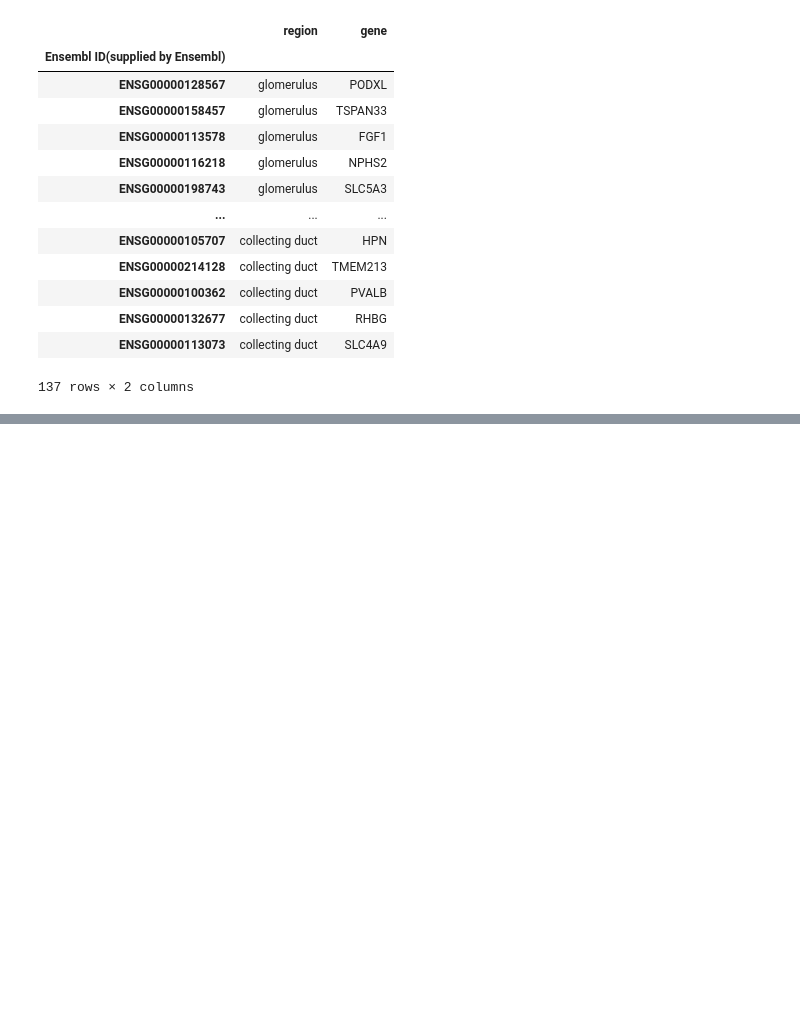
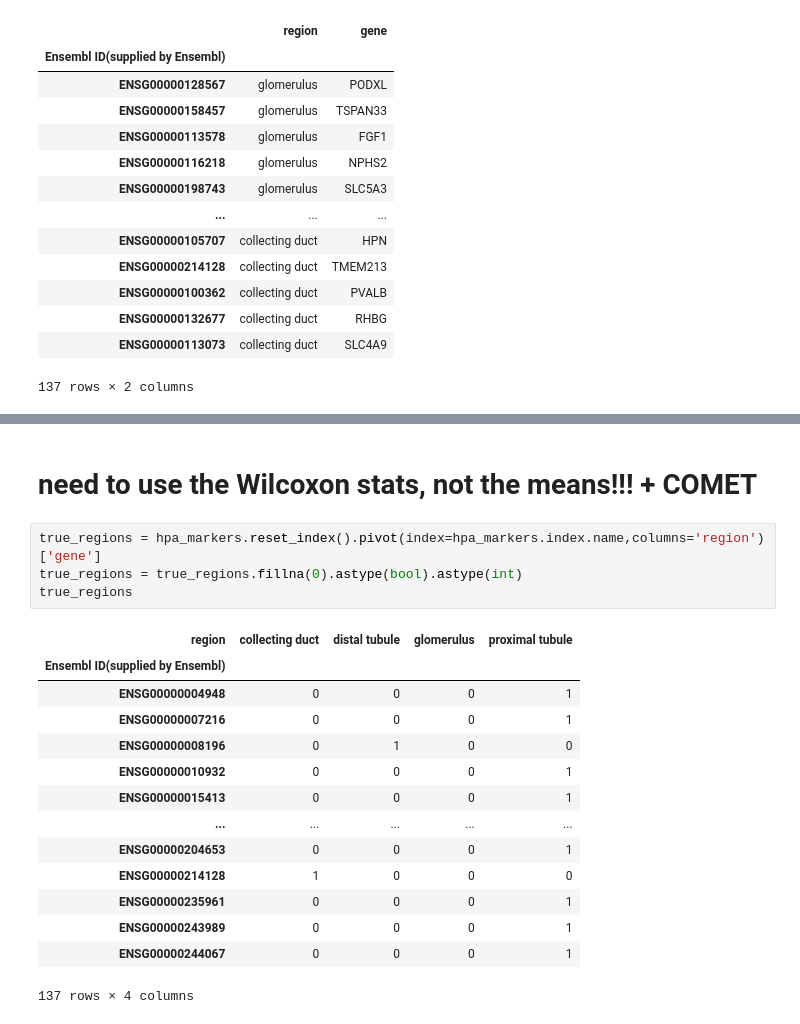
Before and after one commit to murphy17/HPA-SimCLR, a Jupyter notebook: 4_Fit_Classifier.ipynb, the cells around one changed output, grey strips where cells are left out. Drawn from its saved outputs; the diff is of its cells as text; blank space fills up the shorter version.

```diff
--- a/4_Fit_Classifier.ipynb
+++ b/4_Fit_Classifier.ipynb
@@ -117,0 +104,21 @@ test_mask = adata.obs['Gene'].isin(test_genes)
+# %% [markdown]
+# need to use the Wilcoxon stats, not the means!!! + COMET
+# %%
+true_regions = hpa_markers.reset_index().pivot(index=hpa_markers.index.name,columns='region')['gene']
+true_regions = true_regions.fillna(0).astype(bool).astype(int)
+true_regions
+# %% [output]
+| region | collecting duct | distal tubule | glomerulus | proximal tubule |
+| Ensembl ID(supplied by Ensembl) |  |  |  |  |
+| ENSG00000004948 | 0 | 0 | 0 | 1 |
+| ENSG00000007216 | 0 | 0 | 0 | 1 |
+| ENSG00000008196 | 0 | 1 | 0 | 0 |
+| ENSG00000010932 | 0 | 0 | 0 | 1 |
+| ENSG00000015413 | 0 | 0 | 0 | 1 |
+| ... | ... | ... | ... | ... |
+| ENSG00000204653 | 0 | 0 | 0 | 1 |
+| ENSG00000214128 | 1 | 0 | 0 | 0 |
+| ENSG00000235961 | 0 | 0 | 0 | 1 |
+| ENSG00000243989 | 0 | 0 | 0 | 1 |
+| ENSG00000244067 | 0 | 0 | 0 | 1 |
+137 rows × 4 columns
```
Also changed, not shown: parts of 16 cells of this notebook, 12 other files.
